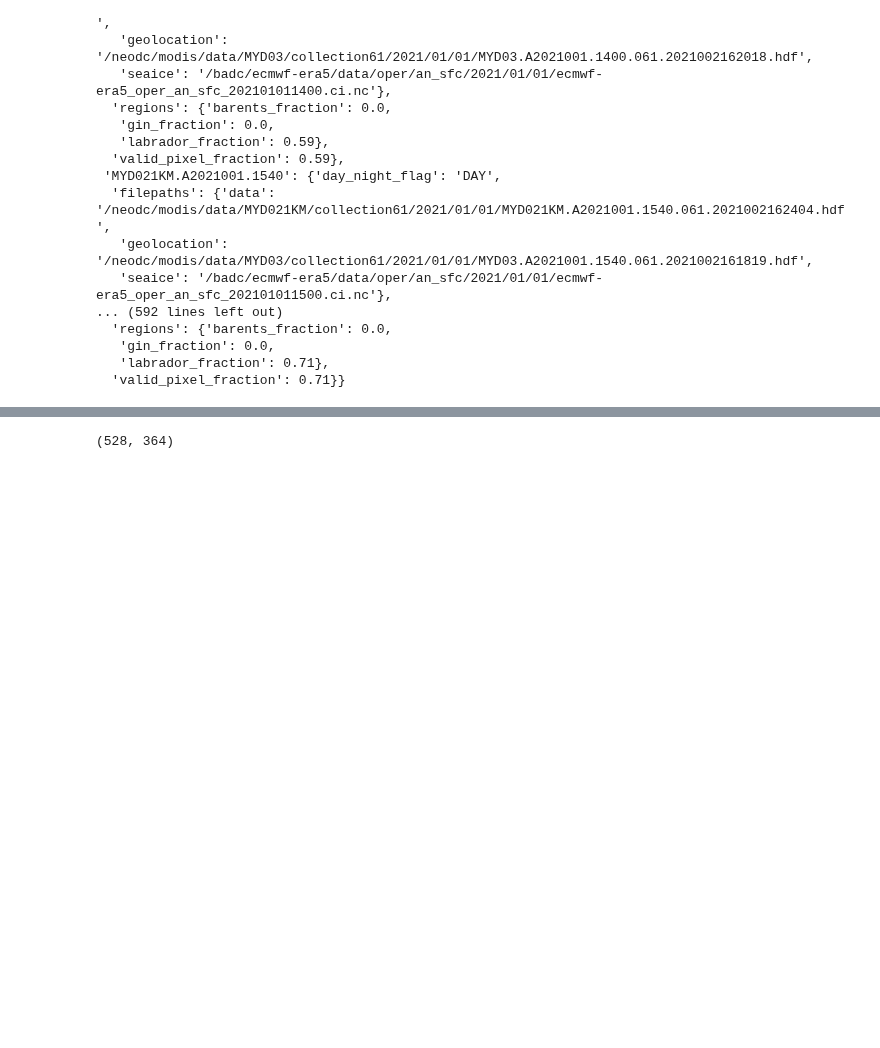
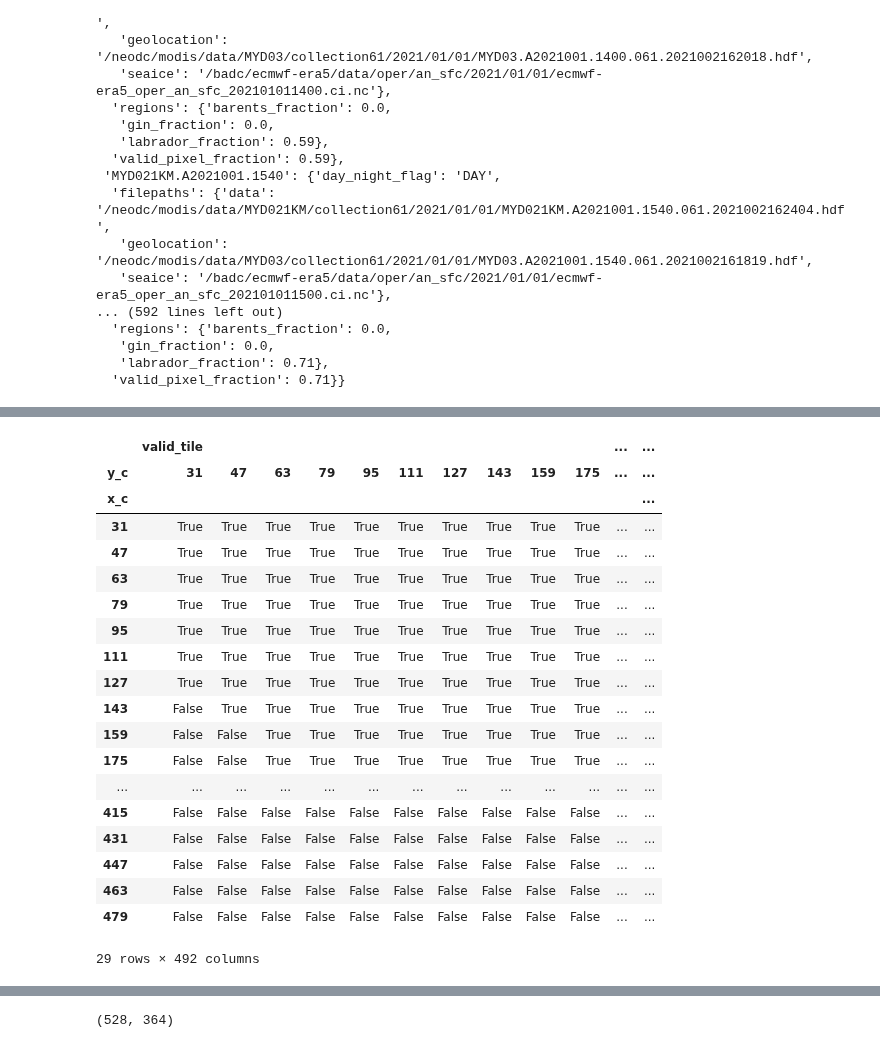
Before and after one commit to flogrows/phd-notebooks, a Jupyter notebook: TileLists.ipynb, the cells around one changed output, grey strips where cells are left out. Saved outputs shown, nothing was run; the diff lists cells and outputs as text; code cells hidden in the pictures; blank space fills up the shorter version.

```diff
--- a/TileLists.ipynb
+++ b/TileLists.ipynb
@@ -151,0 +156,23 @@ x.shape
+# %%
+tile_map.pivot(index = 'x_c', columns = 'y_c')
+# %% [output]
+|  | valid_tile |  |  |  |  |  |  |  |  |  | ... | ... |
+| y_c | 31 | 47 | 63 | 79 | 95 | 111 | 127 | 143 | 159 | 175 | ... | ... |
+| x_c |  |  |  |  |  |  |  |  |  |  |  | ... |
+| 31 | True | True | True | True | True | True | True | True | True | True | ... | ... |
+| 47 | True | True | True | True | True | True | True | True | True | True | ... | ... |
+| 63 | True | True | True | True | True | True | True | True | True | True | ... | ... |
+| 79 | True | True | True | True | True | True | True | True | True | True | ... | ... |
+| 95 | True | True | True | True | True | True | True | True | True | True | ... | ... |
+| 111 | True | True | True | True | True | True | True | True | True | True | ... | ... |
+| 127 | True | True | True | True | True | True | True | True | True | True | ... | ... |
+| 143 | False | True | True | True | True | True | True | True | True | True | ... | ... |
+| 159 | False | False | True | True | True | True | True | True | True | True | ... | ... |
+| 175 | False | False | True | True | True | True | True | True | True | True | ... | ... |
+| ... | ... | ... | ... | ... | ... | ... | ... | ... | ... | ... | ... | ... |
+| 415 | False | False | False | False | False | False | False | False | False | False | ... | ... |
+| 431 | False | False | False | False | False | False | False | False | False | False | ... | ... |
+| 447 | False | False | False | False | False | False | False | False | False | False | ... | ... |
+| 463 | False | False | False | False | False | False | False | False | False | False | ... | ... |
+| 479 | False | False | False | False | False | False | False | False | False | False | ... | ... |
+29 rows × 492 columns
```
Also changed, not shown: parts of 59 cells of this notebook.
